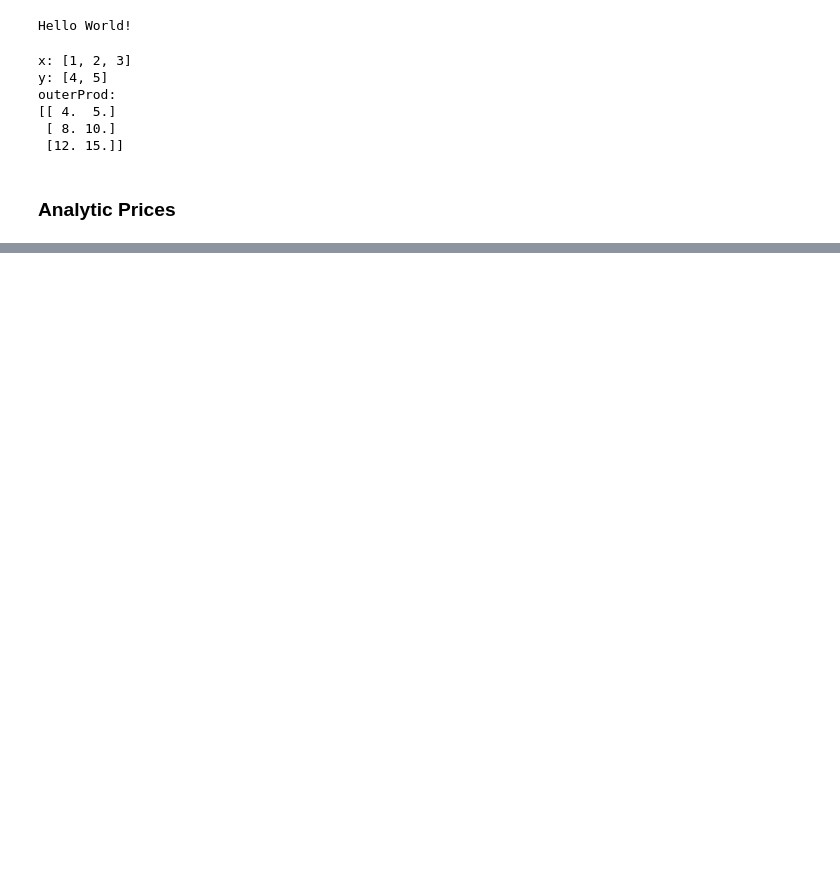
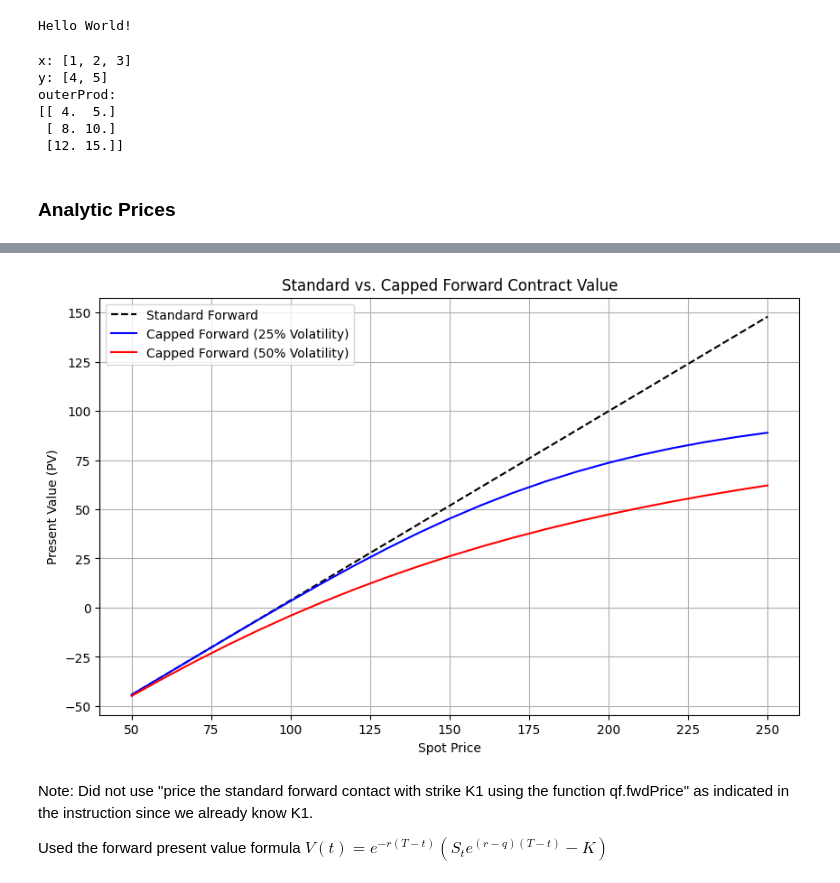
Before and after one commit to mackenziequ/quantitativefinancelib, a Jupyter notebook: examples/Python/qflib-examples.ipynb, the cells around one changed output, grey strips where cells are left out. Cells and saved outputs as stored; diff of their text form; code cells hidden in the pictures; blank space fills up the shorter version.

```diff
--- a/examples/Python/qflib-examples.ipynb
+++ b/examples/Python/qflib-examples.ipynb
@@ -84,0 +169,41 @@ The simulated mean is 102.83911146858053, the mean calculated with numerical met
+# %%
+spot_prices = np.arange(50, 260, 10)
+T = 2
+K1 = 100
+K2 = 110
+r = 0.04
+q = 0.02
+sigma1 = 0.25
+sigma2 = 0.50
+
+fwd_prices = np.array([qf.fwdPrice(S, T, r, q) for S in spot_prices])
+
+capped_fwd_pv_25 = np.array([
+    np.exp(-r * T)*K2 - qf.euroBS(-1, S, K1+K2, T, r, q, sigma1)
+    for S in spot_prices
+])
+
+capped_fwd_pv_50 = np.array([
+    np.exp(-r * T)*K2 - qf.euroBS(-1, S, K1+K2, T, r, q, sigma2)
+    for S in spot_prices
+])
+
+pv_fwd = np.exp(-r*(T))*(spot_prices*np.exp((r - q)*T) - K1)
+
+plt.figure(figsize=(10, 6))
+plt.plot(spot_prices, pv_fwd, label='Standard Forward', linestyle='dashed', color='black')
+plt.plot(spot_prices, capped_fwd_pv_25, label='Capped Forward (25% Volatility)', color='blue')
+plt.plot(spot_prices, capped_fwd_pv_50, label='Capped Forward (50% Volatility)', color='red')
+
+plt.xlabel("Spot Price")
+plt.ylabel("Present Value (PV)")
+plt.title("Standard vs. Capped Forward Contract Value")
+plt.legend()
+plt.grid()
+plt.show()
+# %% [output]
+[figure, added]
+# %% [markdown]
+Note: Did not use "price the standard forward contact with strike K1 using the function qf.fwdPrice" as indicated in the instruction since we already know K1.
+
+Used the forward present value formula $V(t) = e^{-r(T-t)}(S_te^{(r-q)(T-t)} -K)$
```
Also changed, not shown: parts of 17 cells of this notebook, 5 other files.
